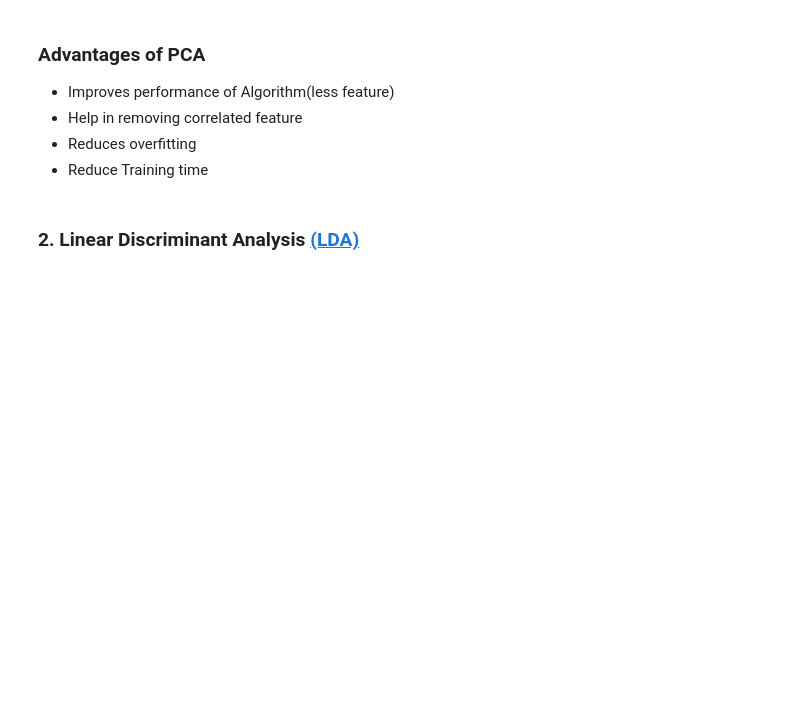
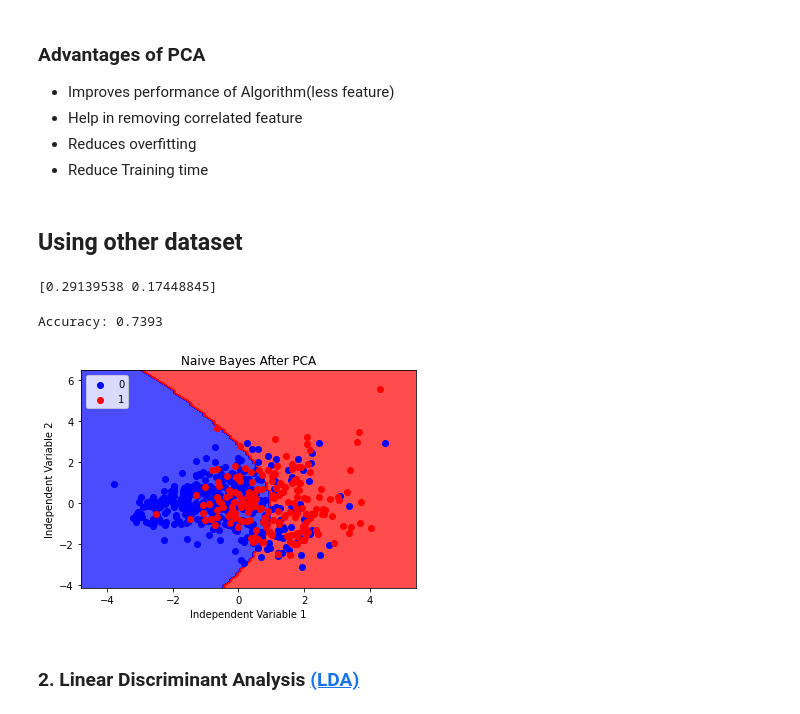
Before and after one commit to bansalrishi/MachineLearningWithPython_UD, a Jupyter notebook: 06. Dimentionality Reduction.ipynb, the cells around one changed output. Drawn from its saved outputs; the diff is of its cells as text; code cells hidden in the pictures; blank space fills up the shorter version.

```diff
--- a/06. Dimentionality Reduction.ipynb
+++ b/06. Dimentionality Reduction.ipynb
@@ -151,3 +151,5 @@ plt.ylabel('Cumulative Explained Variance');
 - Help in removing correlated feature
 - Reduces overfitting
 - Reduce Training time
+# %% [markdown]
+## Using other dataset
@@ -154,3 +193,76 @@ plt.ylabel('Cumulative Explained Variance');
+# %%
+# Perform Feature Scaling
+from sklearn.preprocessing import StandardScaler
+sc_X = StandardScaler()
+X_train = sc_X.fit_transform(X_train)
+X_test = sc_X.transform(X_test)
+
+# Applying PCA
+from sklearn.decomposition import PCA
+#pca = PCA(n_components = None), In case to check the variance of each independent variable
+pca = PCA(n_components = 2)
+X_train = pca.fit_transform(X_train)
+X_test = pca.transform(X_test)
+explained_variance = pca.explained_variance_ratio_
+print(explained_variance)
+# %% [output]
+[0.29139538 0.17448845]
+# %%
+#Training with Naive Bayes
+from sklearn.naive_bayes import GaussianNB
+
+# create Gaussian Naive Bayes model object and train it with the data
+nb_model = GaussianNB()
+
+nb_model.fit(X_train, y_train.ravel())
+# Calculate Accuracy on training data
+# predict values using the training data
+nb_predict_train = nb_model.predict(X_train)
+
+# import the performance metrics library
+from sklearn import metrics
+
+# Accuracy
+print("Accuracy: {0:.4f}".format(metrics.accuracy_score(y_train, nb_predict_train)))
+print()
+# %% [output]
+Accuracy: 0.7393
+# %%
+from matplotlib.colors import ListedColormap
+import numpy as np
+#Define Variables
+clf = nb_model
+h = 0.1
+X_plot, z_plot = X_train, y_train
+
+#Template for all Regression
+x_min, x_max = X_plot[:, 0].min() - 1, X_plot[:, 0].max() + 1
+y_min, y_max = X_plot[:, 1].min() - 1, X_plot[:, 1].max() + 1
+xx, yy = np.meshgrid(np.arange(x_min, x_max, h),
+                     np.arange(y_min, y_max, h))
+
+# Plot the decision boundary. For that, we will assign a color to each
+# point in the mesh
+Z = clf.predict(np.array([xx.ravel(), yy.ravel()]).T)
+Z = Z.reshape(xx.shape)
+plt.contourf(xx, yy, Z,
+             alpha = 0.7, cmap = ListedColormap(('blue', 'red')))
+
+
+for i, j in enumerate(np.unique(z_plot)):
+    plt.scatter(X_plot[z_plot == j, 0], X_plot[z_plot == j, 1],
+                c = ['blue', 'red'][i], cmap = ListedColormap(('blue', 'red')), label = j)
+   #X[:, 0], X[:, 1]
+plt.xlim(xx.min(), xx.max())
+plt.ylim(yy.min(), yy.max())
+plt.title('Naive Bayes After PCA')
+plt.xlabel('Independent Variable 1')
+plt.ylabel('Independent Variable 2')
+plt.legend()
+
+plt.show()
+# %% [output]
+[figure, added]
 # %% [markdown]
 ### 2. Linear Discriminant Analysis <a href="https://medium.com/machine-learning-researcher/dimensionality-reduction-pca-and-lda-6be91734f567">(LDA)</a>
 # %%
```
Also changed, not shown: parts of 7 cells of this notebook.
